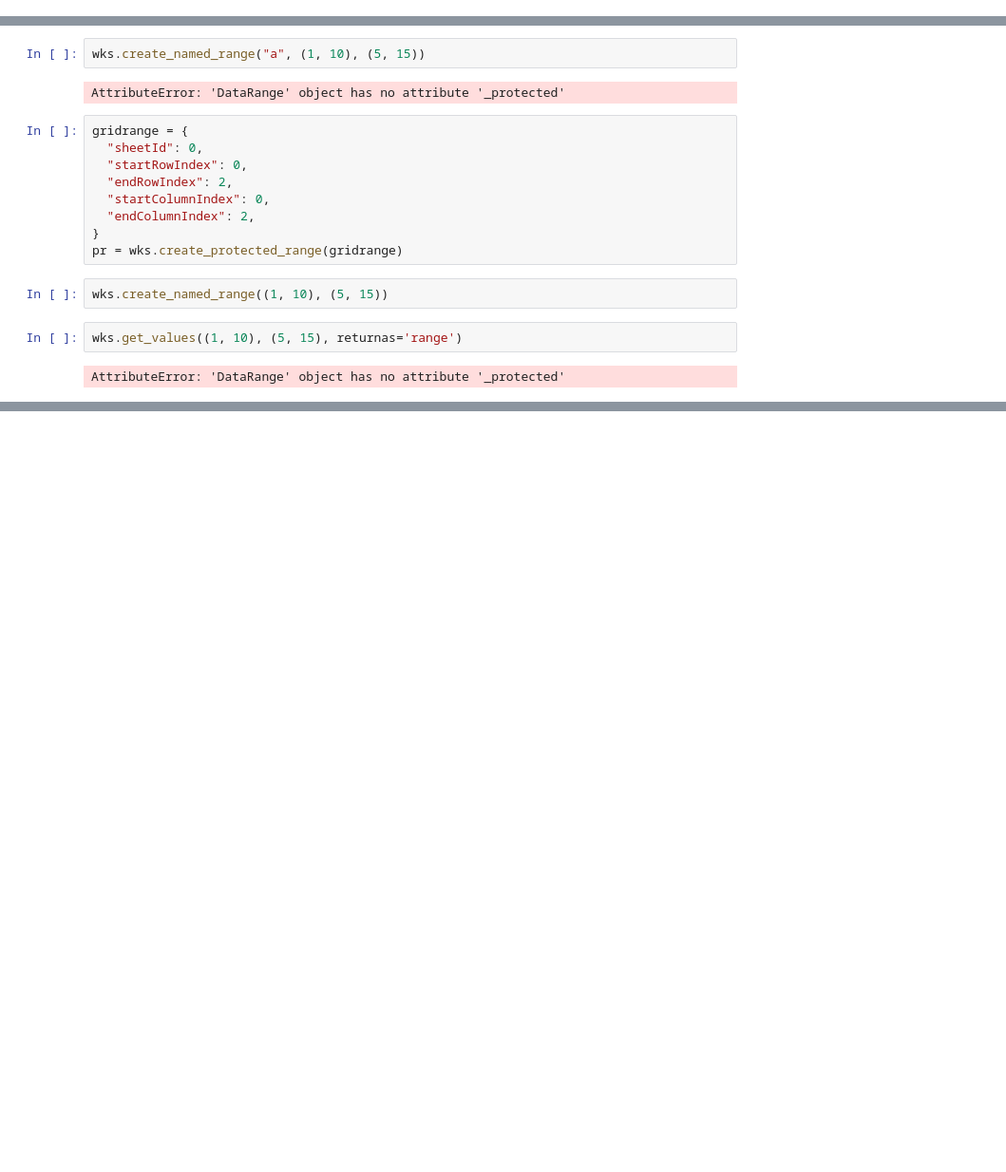
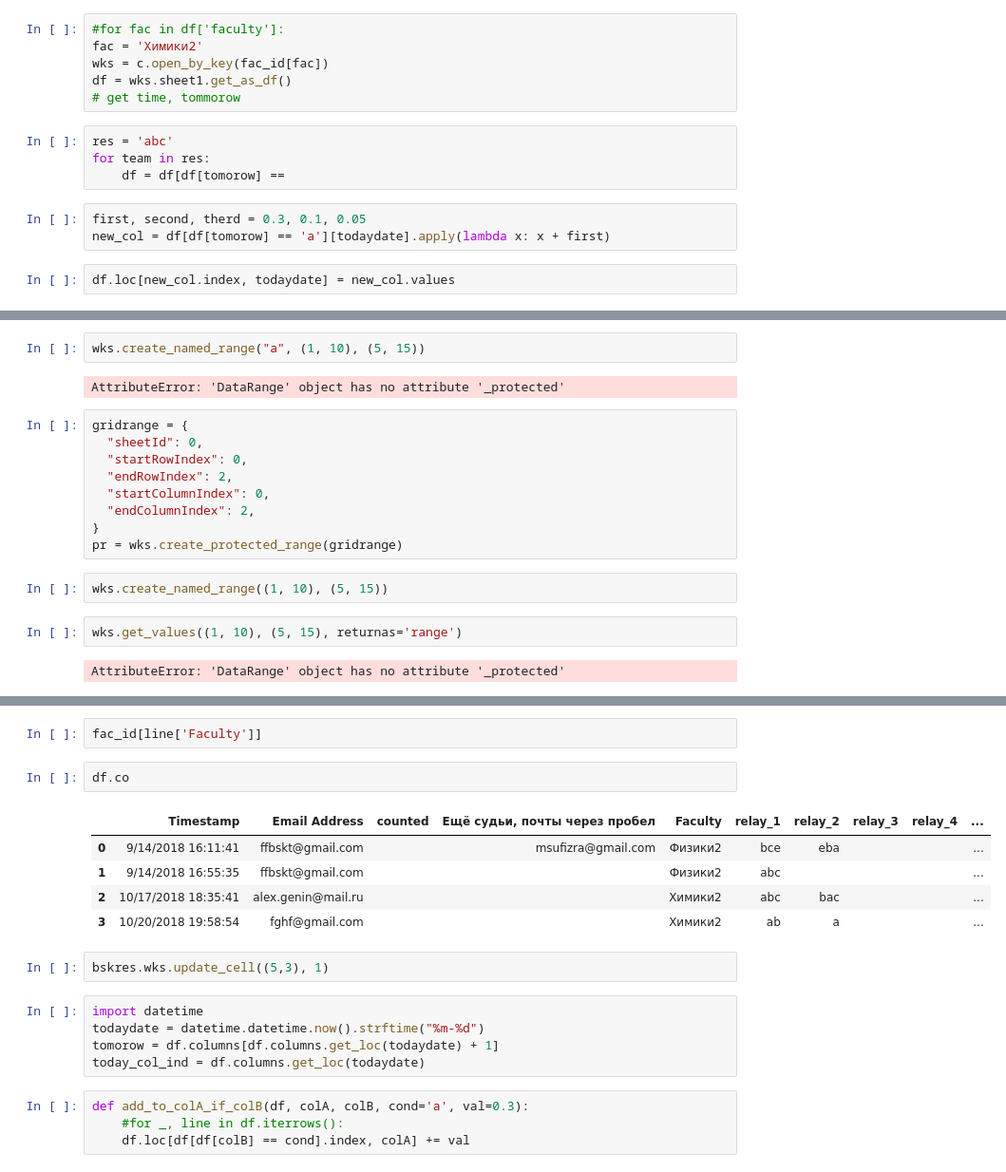
Before and after one commit to ffbskt/msu_graph, a Jupyter notebook: Edit data.ipynb, the cells around one changed output, grey strips where cells are left out. Shown at 95% size. Saved outputs shown, nothing was run; the diff lists cells and outputs as text; blank space fills up the shorter version.

Commit message:
finish relay stupid

```diff
--- a/Edit data.ipynb
+++ b/Edit data.ipynb
@@ -513,0 +549,15 @@ list(df["relay_1"][len(df["relay_1"]) - 1])
+# %%
+#for fac in df['faculty']:
+fac = 'Химики2'
+wks = c.open_by_key(fac_id[fac])
+df = wks.sheet1.get_as_df()
+# get time, tommorow
+# %%
+res = 'abc'
+for team in res:
+    df = df[df[tomorow] ==
+# %%
+first, second, therd = 0.3, 0.1, 0.05
+new_col = df[df[tomorow] == 'a'][todaydate].apply(lambda x: x + first)
+# %%
+df.loc[new_col.index, todaydate] = new_col.values
@@ -617,0 +773,21 @@ pr.update()
+# %%
+fac_id[line['Faculty']]
+# %%
+df.co
+# %% [output]
+|  | Timestamp | Email Address | counted | Ещё судьи, почты через пробел | Faculty | relay_1 | relay_2 | relay_3 | relay_4 | ... |
+| 0 | 9/14/2018 16:11:41 | ffbskt@gmail.com |  | msufizra@gmail.com | Физики2 | bce | eba |  |  | ... |
+| 1 | 9/14/2018 16:55:35 | ffbskt@gmail.com |  |  | Физики2 | abc |  |  |  | ... |
+| 2 | 10/17/2018 18:35:41 | alex.genin@mail.ru |  |  | Химики2 | abc | bac |  |  | ... |
+| 3 | 10/20/2018 19:58:54 | fghf@gmail.com |  |  | Химики2 | ab | a |  |  | ... |
+# %%
+bskres.wks.update_cell((5,3), 1)
+# %%
+import datetime
+todaydate = datetime.datetime.now().strftime("%m-%d")
+tomorow = df.columns[df.columns.get_loc(todaydate) + 1]
+today_col_ind = df.columns.get_loc(todaydate)
+# %%
+def add_to_colA_if_colB(df, colA, colB, cond='a', val=0.3):
+    #for _, line in df.iterrows():
+    df.loc[df[df[colB] == cond].index, colA] += val
```
Also changed, not shown: parts of 36 cells of this notebook, 4 other files.
